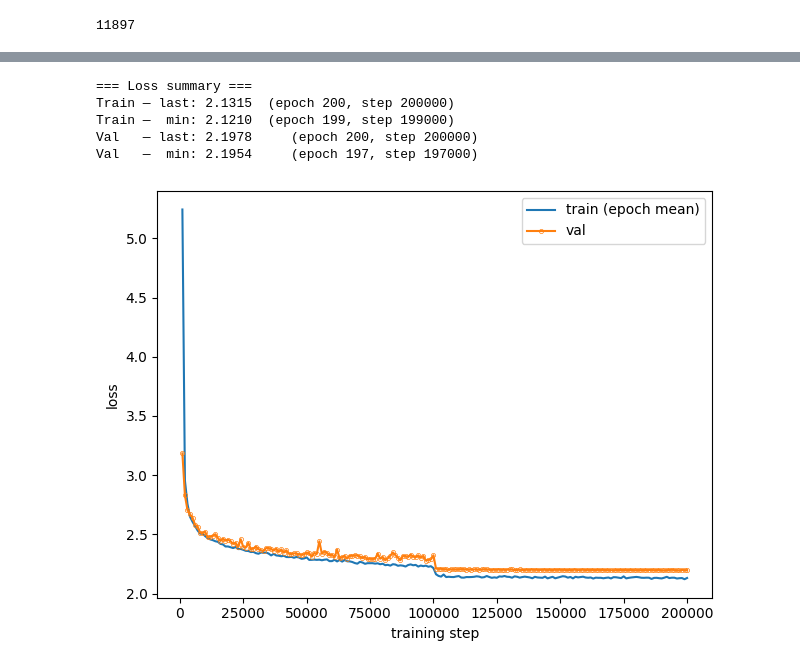
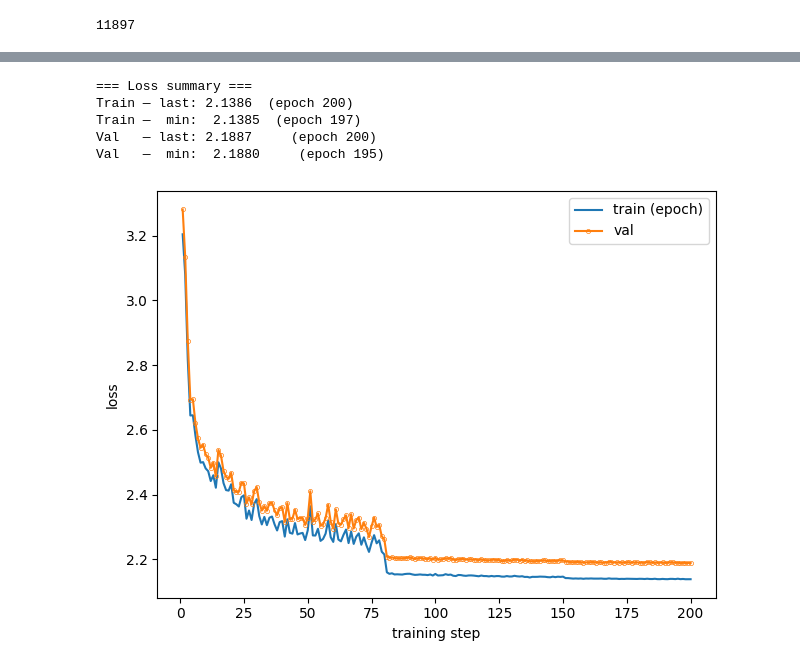
Before and after one commit to jcentner/makemore-repro, a Jupyter notebook: 02_MLP2.ipynb, the cells around one changed output, grey strips where cells are left out. Saved outputs shown, nothing was run; the diff lists cells and outputs as text; code cells hidden in the pictures.

```diff
--- a/02_MLP2.ipynb
+++ b/02_MLP2.ipynb
@@ -136,13 +146,21 @@ val_steps = []      # steps for each val_loss
 # %%
 # training
 
+# track training loss
+train_loss = []     # per epoch now
+val_loss = []       # per epoch
+
+# training parameters
 epochs = 200
 steps_per_epoch = 1000
 learning_rate = 0.1
 
-for _ in range (epochs):
-    if _ == 100: learning_rate = 0.01 # learning rate decay
-    step_losses = train(steps_per_epoch, learning_rate, batch_size=64)
-    train_loss.extend(step_losses)
-    val_loss.append(evaluate(Xval, Yval))
-    val_steps.append(len(train_loss))
+for epoch in range (epochs):
+    if epoch == 80: learning_rate = 0.01 # hacky learning rate decay
+    if epoch == 150: learning_rate = 0.005 # hacky learning rate decay
+
+    train(steps_per_epoch, learning_rate, batch_size=64)
+    train_loss.append(split_evaluate('train')) # capture train loss at epoch end rather than mini-batch loss
+    val_loss.append(split_evaluate('val'))
+
+    if epoch % 20 == 0: print(f"Epoch {epoch}: val loss {val_loss[-1]}")
@@ -149,33 +178,30 @@ for _ in range (epochs):
 # %%
 # showing training results
 
-epoch_steps = np.arange(1, epochs+1) * steps_per_epoch
+E = len (train_loss)      # number of epochs
+xs = np.arange(1, E+1)
 
-epoch_means = [
-    float(np.mean(train_loss[i*steps_per_epoch:(i+1)*steps_per_epoch]))
-    for i in range(epochs)
-]
 
-ti = int(np.argmin(epoch_means))   # index of min train loss (epoch-averaged)
-vi = int(np.argmin(val_loss))      # index of min val loss (per epoch)
+# --- plot (epoch-level curves) ---
+plt.figure()
+plt.plot(xs, train_loss, label='train (epoch)')
+plt.plot(xs, val_loss, marker='o', ms=3, mew=0.5, mfc='none', mec='auto', label='val')
+plt.xlabel('training step'); plt.ylabel('loss'); plt.legend(); plt.tight_layout()
+
+
+ti = int(np.argmin(train_loss))   # index of min train loss (epoch-level)
+vi = int(np.argmin(val_loss))     # index of min val loss (epoch-level)
 
 print("=== Loss summary ===")
-print(f"Train — last: {epoch_means[-1]:.4f}  (epoch {epochs}, step {int(epoch_steps[-1])})")
-print(f"Train —  min: {epoch_means[ti]:.4f}  (epoch {ti+1}, step {int(epoch_steps[ti])})")
+print(f"Train — last: {train_loss[-1]:.4f}  (epoch {E})")
+print(f"Train —  min:  {train_loss[ti]:.4f}  (epoch {ti})")
 
-print(f"Val   — last: {val_loss[-1]:.4f}     (epoch {len(val_loss)}, step {int(val_steps[-1])})")
-print(f"Val   —  min: {val_loss[vi]:.4f}     (epoch {vi+1}, step {int(val_steps[vi])})")
-
-
-plt.figure()
-plt.plot(np.arange(1, epochs+1)*steps_per_epoch, epoch_means, label='train (epoch mean)')
-plt.plot(val_steps, val_loss,
-         marker='o', ms=3, mew=0.5, mfc='none', mec='auto', label='val')
-plt.xlabel('training step'); plt.ylabel('loss'); plt.legend(); plt.tight_layout()
+print(f"Val   — last: {val_loss[-1]:.4f}     (epoch {E})")
+print(f"Val   —  min:  {val_loss[vi]:.4f}     (epoch {vi})")
 # %% [output]
 === Loss summary ===
-Train — last: 2.1315  (epoch 200, step 200000)
-Train —  min: 2.1210  (epoch 199, step 199000)
-Val   — last: 2.1978     (epoch 200, step 200000)
-Val   —  min: 2.1954     (epoch 197, step 197000)
+Train — last: 2.1386  (epoch 200)
+Train —  min:  2.1385  (epoch 197)
+Val   — last: 2.1887     (epoch 200)
+Val   —  min:  2.1880     (epoch 195)
-[figure, old version]
+[figure, new version]
```
Also changed, not shown: parts of 4 cells of this notebook.
